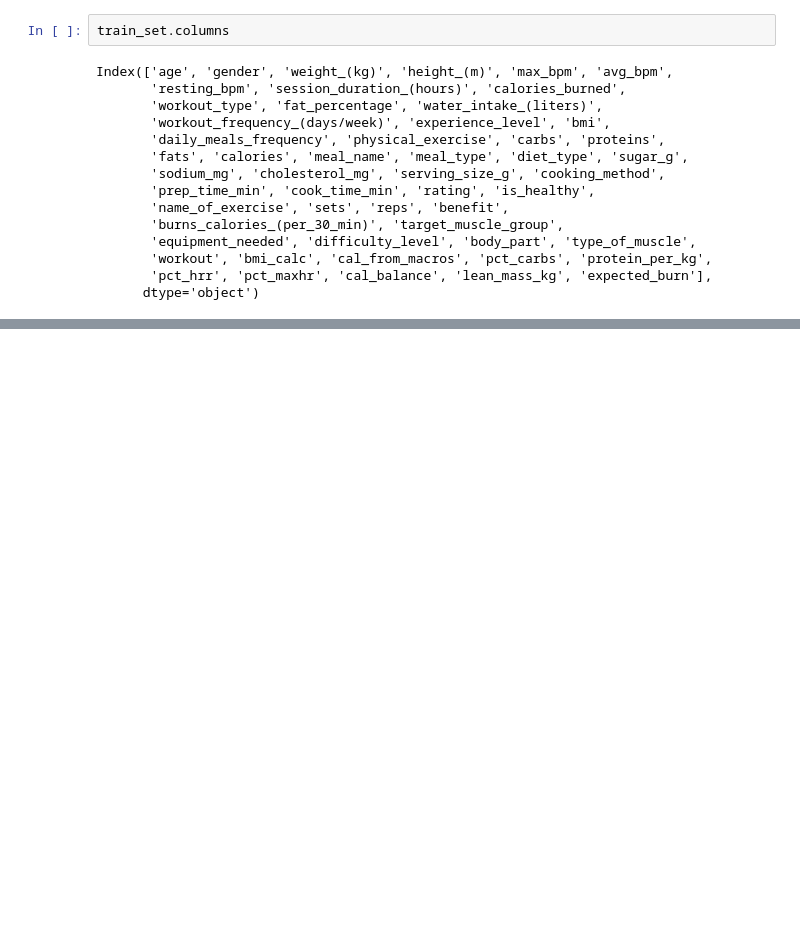
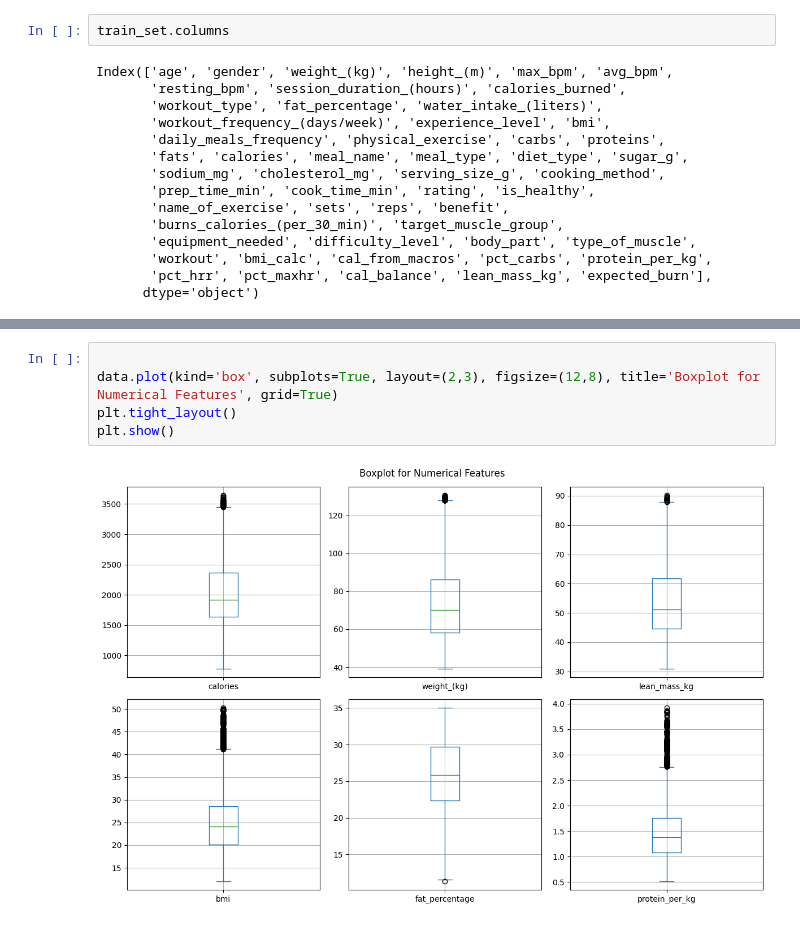
Before and after one commit to abiolaks/trulyfit_project_ai6, a Jupyter notebook: notebook/02_data_preprocessing.ipynb, the cells around one changed output, grey strips where cells are left out. Drawn from its saved outputs; the diff is of its cells as text; blank space fills up the shorter version.

```diff
--- a/notebook/02_data_preprocessing.ipynb
+++ b/notebook/02_data_preprocessing.ipynb
@@ -96,0 +171,7 @@ data = train_set[attribute_list]
+# %%
+
+data.plot(kind='box', subplots=True, layout=(2,3), figsize=(12,8), title='Boxplot for Numerical Features', grid=True)
+plt.tight_layout()
+plt.show()
+# %% [output]
+[figure, added]
```
Also changed, not shown: parts of 28 cells of this notebook, 1 other file.
